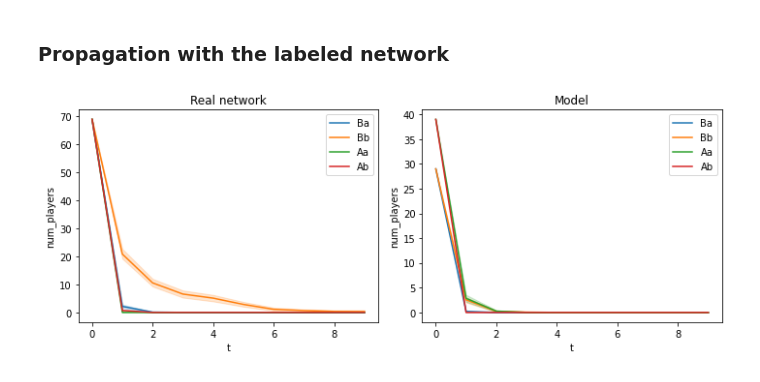
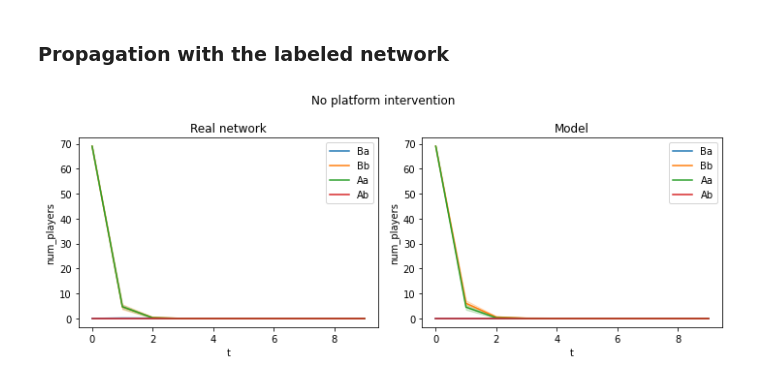
Before and after one commit to jfinocchiaro/long-term-fair-mdps, a Jupyter notebook: political-influence/real_network/network_vs_model.ipynb, the cells around one changed output. Cells and saved outputs as stored; diff of their text form; code cells hidden in the pictures.

Commit message:
fix plots

```diff
--- a/political-influence/real_network/network_vs_model.ipynb
+++ b/political-influence/real_network/network_vs_model.ipynb
@@ -76,8 +74,8 @@ def filter_list(l, blacklist=[]):
 theta_opt = {1: 4.316992360088821e-11,
              -1: 0.9999999999745947}
 pi, beta_dist, P, v, c, q = sims.get_params('twitter_uselections')
-new_pi = {-1: 0.23, 1: 0.77}
-params = theta_opt, T, pi, M, P, beta_dist, v, c, q
+new_pi = {-1: 0.5, 1: 0.5}
+params = theta_opt, T, new_pi, 2*M, P, beta_dist, v, c, q
 # %%
 # run unconstrained simulations
 num_players_Aa, num_players_Ab, num_players_Ba, num_players_Bb = [], [], [], []
@@ -88,3 +86,8 @@ for a in [sims.runModel(*params)[1]
     num_players_Ab.append(a[1] + [0] * (T - len(a[1])))
     num_players_Ba.append(a[2] + [0] * (T - len(a[2])))
     num_players_Bb.append(a[3] + [0] * (T - len(a[3])))
+
+Aa = pd.DataFrame({'t': [i for _ in range(TRIALS) for i in range(T)], 'n': np.array(num_players_Aa).reshape(-1)})
+Ab = pd.DataFrame({'t': [i for _ in range(TRIALS) for i in range(T)], 'n': np.array(num_players_Ab).reshape(-1)})
+Ba = pd.DataFrame({'t': [i for _ in range(TRIALS) for i in range(T)], 'n': np.array(num_players_Ba).reshape(-1)})
+Bb = pd.DataFrame({'t': [i for _ in range(TRIALS) for i in range(T)], 'n': np.array(num_players_Bb).reshape(-1)})
@@ -142,36 +153,35 @@ def repeat_propagation(df, trials, **kwargs):
             yield result
 # %%
 plt.figure(figsize=(10, 4))
-
+plt.suptitle('No platform intervention')
 plt.subplot(1, 2, 1)
-plotgen(repeat_propagation(df, TRIALS, group='B', article='Pa'))
-plotgen(repeat_propagation(df, TRIALS, group='B', article='Pb'))
-plotgen(repeat_propagation(df, TRIALS, group='A', article='Pa'))
-g = plotgen(repeat_propagation(df, TRIALS, group='A', article='Pb'))
+a = pd.DataFrame(repeat_propagation(df, TRIALS, group='A', article='Pa'), columns=['t', 'nA', 'nB'])
+b = pd.DataFrame(repeat_propagation(df, TRIALS, group='B', article='Pb'), columns=['t', 'nA', 'nB'])
+sns.lineplot(x='t', y='nB', data=a)
+sns.lineplot(x='t', y='nB', data=b)
+sns.lineplot(x='t', y='nA', data=a)
+g = sns.lineplot(x='t', y='nA', data=b)
 
 #g.set_yscale("log")
-#g.set_xscale("log")
 g.legend(['Ba', 'Bb', 'Aa', 'Ab'])
 g.set(ylabel='num_players')
 g.set_title('Real network')
 #plt.savefig('uselections.png', format='png', dpi=1200)
 
 # plot model results
 plt.subplot(1, 2, 2)
+
 # plot results
-
-plot(pd.DataFrame({'t': [i for _ in range(TRIALS) for i in range(T)],
-                   'n': np.array(num_players_Ba).reshape(-1)}))
-plot(pd.DataFrame({'t': [i for _ in range(TRIALS) for i in range(T)],
-                   'n': np.array(num_players_Bb).reshape(-1)}))
-plot(pd.DataFrame({'t': [i for _ in range(TRIALS) for i in range(T)],
-                   'n': np.array(num_players_Aa).reshape(-1)}))
-g = plot(pd.DataFrame({'t': [i for _ in range(TRIALS) for i in range(T)],
-                   'n': np.array(num_players_Ab).reshape(-1)}))
+sns.lineplot(x='t', y='n', data=Ba)
+sns.lineplot(x='t', y='n', data=Bb)
+sns.lineplot(x='t', y='n', data=Aa)
+g = sns.lineplot(x='t', y='n', data=Ab)
 g.set(ylabel='num_players')
 g.legend(['Ba', 'Bb', 'Aa', 'Ab'])
 g.set_title('Model')
+
+#g.set_yscale("log")
 plt.tight_layout()
 plt.show()
 # %% [output]
-[figure, old version]
+[figure, new version]
```
Also changed, not shown: parts of 8 cells of this notebook, 2 other files.
